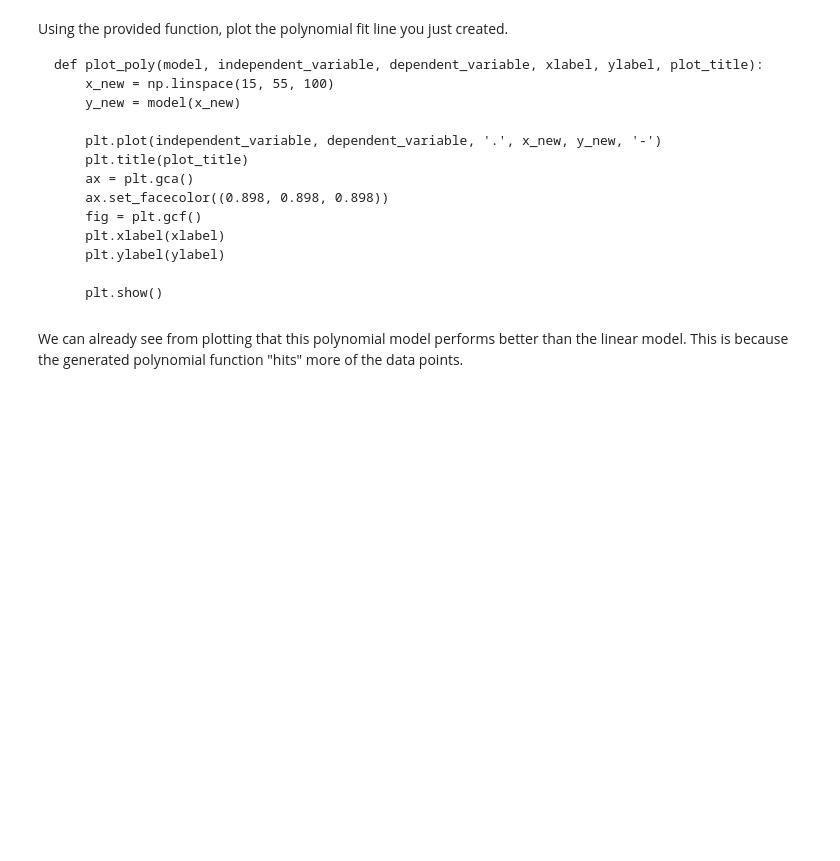
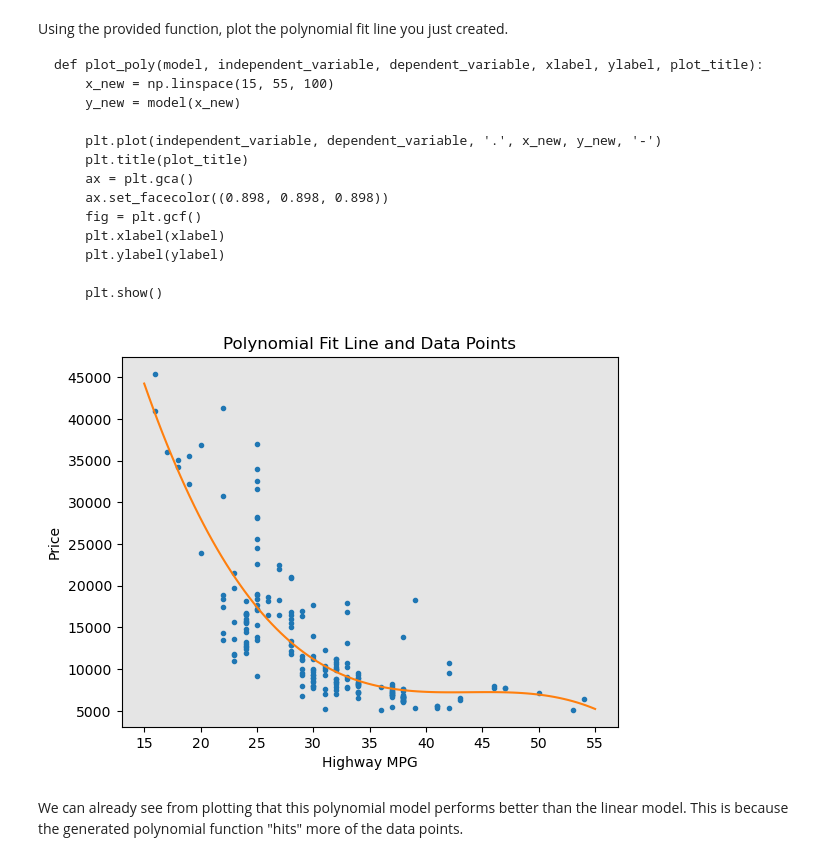
Before and after one commit to EPIC-Campus-LPS/automobile-regression-model-J-Huster, a Jupyter notebook: FAI_Automobile_Part3.ipynb, the cells around one changed output. Cells and saved outputs as stored; diff of their text form; code cells hidden in the pictures; blank space fills up the shorter version.

````diff
--- a/FAI_Automobile_Part3.ipynb
+++ b/FAI_Automobile_Part3.ipynb
@@ -278,5 +374,12 @@ We can see that the fitted values are reasonably close to the actual values sinc
 We saw earlier that a linear model did not provide the best fit while using "highway-mpg" as the predictor variable. Let's see if we can try fitting a *cubic* polynomial model to the data instead.
 
 Let's start by getting our $X$ and $Y$ variables sorted. Set `a` to the `highway-mpg` column and `a` to the `price` column. Don't worrk about making `a` 2D this time.
+# %%
+a = df['highway-mpg']
+b = df['price']
 # %% [markdown]
 To fit our polynomial regression line, we are going to use numpy's `polyfit(...)` function with parameters `a`, `b`, and 3(since we want to make a cubic model). `polyfit()` will return a function, which we need to save as a variable. To get our model, we need to run it through numpy's `poly1d(...)` which will take your polynomial regression line in as a varaible. Save it as variable `p` and print the result to get your line of best fit.
+# %%
+fucntion = np.polyfit(a,b,3)
+p = np.poly1d(fucntion)
+print(p)
@@ -297,6 +403,23 @@ def plot_poly(model, independent_variable, dependent_variable, xlabel, ylabel, p
 
     plt.show()
 ```
+# %%
+def plot_poly(model, independent_variable, dependent_variable, xlabel, ylabel, plot_title):
+    x_new = np.linspace(15, 55, 100)
+    y_new = model(x_new)
+
+    mat.plot(independent_variable, dependent_variable, '.', x_new, y_new, '-')
+    mat.title(plot_title)
+    ax = mat.gca()
+    ax.set_facecolor((0.898, 0.898, 0.898))
+    fig = mat.gcf()
+    mat.xlabel(xlabel)
+    mat.ylabel(ylabel)
+
+    mat.show()
+plot_poly(p, df['highway-mpg'], df['price'], 'Highway MPG', 'Price', 'Polynomial Fit Line and Data Points')
+# %% [output]
+[figure, added]
 # %% [markdown]
 We can already see from plotting that this polynomial model performs better than the linear model. This is because the generated polynomial function  "hits" more of the data points.
 # %% [markdown]
````
Also changed, not shown: parts of 42 cells of this notebook.
